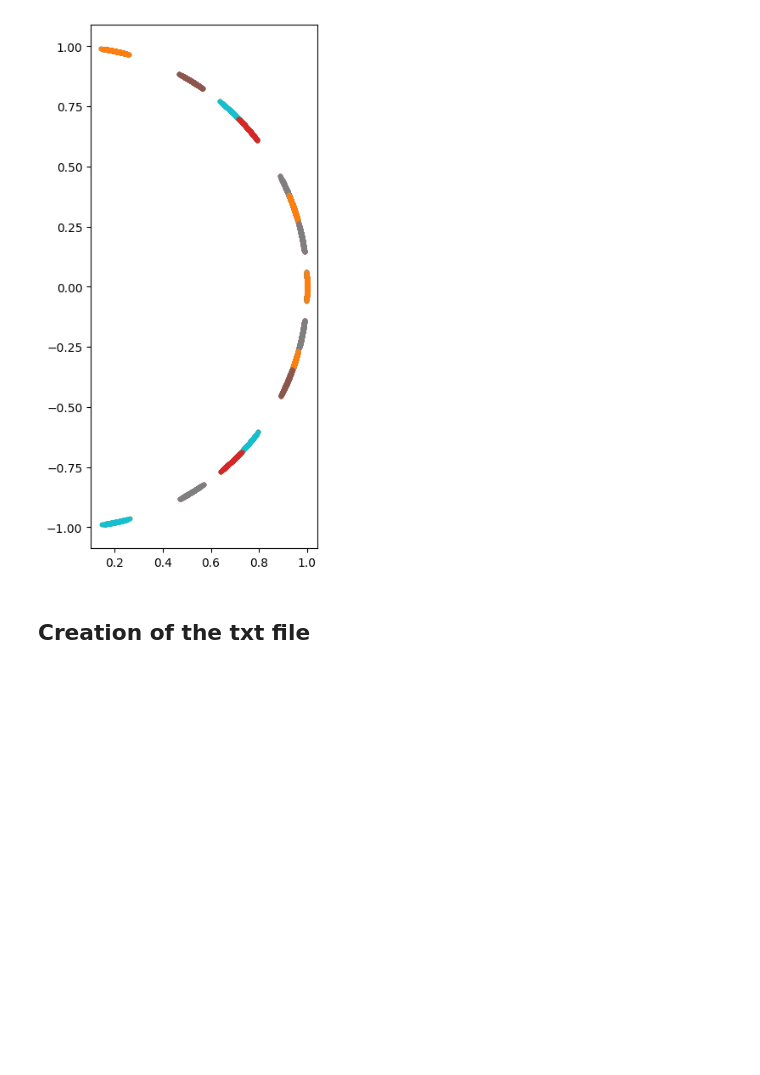
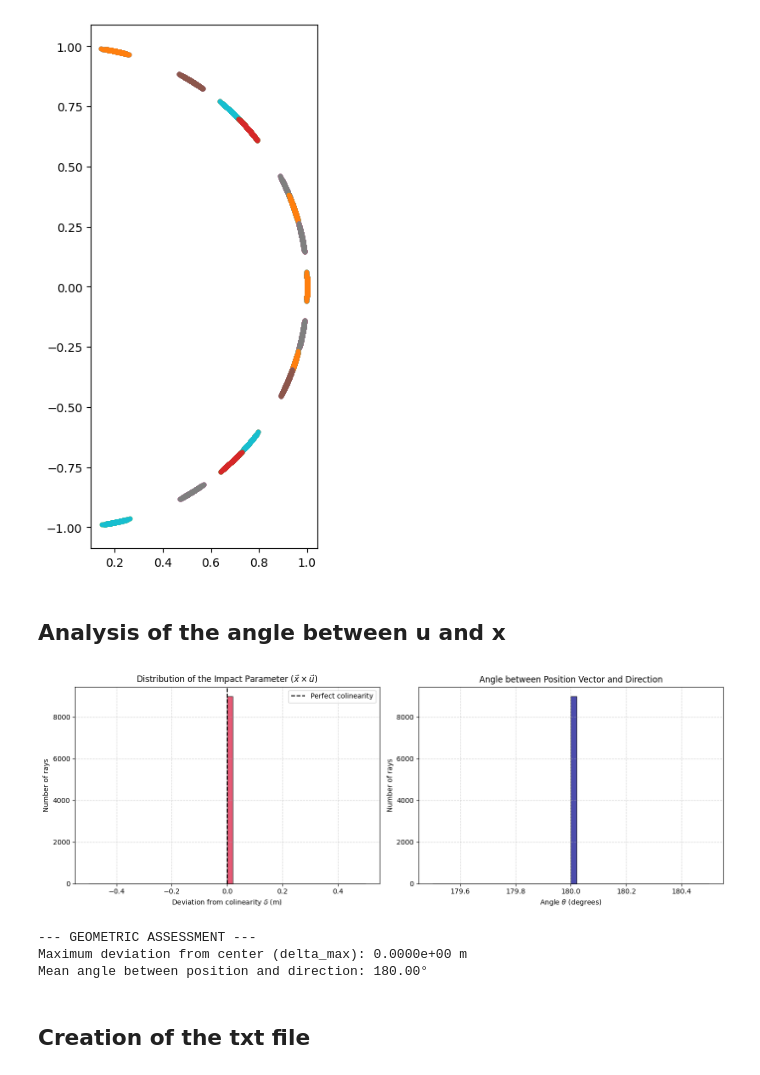
Before and after one commit to clarajdr/Omega60-DD-ICF-simulation, a Jupyter notebook: Arwenraycreatorbeamperbeam 1.ipynb, the cells around one changed output. Cells and saved outputs as stored; diff of their text form; code cells hidden in the pictures; blank space fills up the shorter version.

```diff
--- a/Arwenraycreatorbeamperbeam 1.ipynb
+++ b/Arwenraycreatorbeamperbeam 1.ipynb
@@ -241,6 +244,74 @@ for beam in list_rays:
     ax.scatter(beam[:, 0], beam[:, 1], s=10)  # Plotting r_start vs z_start
 # %% [output]
 [figure]
+# %% [markdown]
+## Analysis of the angle between u and x
+# %%
+# =====================================================================
+# GEOMETRIC ANALYSIS OF THE RAYS (Requested by Manuel)
+# =====================================================================
+import matplotlib.pyplot as plt
+
+# 1. Extract x, y, u, v from the list_rays structure
+all_rays = []
+for beams in list_rays:
+    for ray in beams:
+        all_rays.append(ray)
+
+all_rays = np.array(all_rays)
+
+x = all_rays[:, 0]
+y = all_rays[:, 1]
+u = all_rays[:, 2]
+v = all_rays[:, 3]
+
+# 2. Compute the 2D cross product (Impact parameter delta)
+# Formula: x * v - y * u
+delta_y = x * v - y * u
+
+# 3. Compute the angle theta (in degrees) between the position vector and the direction
+norm_pos = np.sqrt(x**2 + y**2)
+norm_dir = np.sqrt(u**2 + v**2)
+
+# Safety check to avoid division by zero if a ray is exactly at the origin (0,0)
+with np.errstate(divide='ignore', invalid='ignore'):
+    cos_theta = (x * u + y * v) / (norm_pos * norm_dir)
+    cos_theta = np.nan_to_num(cos_theta, nan=-1.0)  # Colinear if norm_pos == 0
+    cos_theta = np.clip(cos_theta, -1.0, 1.0)       # Avoid micro-rounding issues outside [-1, 1]
+
+angles_deg = np.degrees(np.arccos(cos_theta))
+
+# 4. Plotting the analysis graphs
+fig, (ax1, ax2) = plt.subplots(1, 2, figsize=(14, 5))
+
+# Plot A: Histogram of the impact parameter delta
+ax1.hist(delta_y, bins=50, color='crimson', edgecolor='black', alpha=0.7)
+ax1.axvline(0, color='black', linestyle='--', linewidth=1.5, label='Perfect colinearity')
+ax1.set_xlabel(r'Deviation from colinearity $\delta$ (m)')
+ax1.set_ylabel('Number of rays')
+ax1.set_title(r'Distribution of the Impact Parameter ($\vec{x} \times \vec{u}$)')
+ax1.grid(True, linestyle='--', alpha=0.5)
+ax1.legend()
+
+# Plot B: Histogram of the angle theta
+ax2.hist(angles_deg, bins=50, color='darkblue', edgecolor='black', alpha=0.7)
+ax2.set_xlabel(r'Angle $\theta$ (degrees)')
+ax2.set_ylabel('Number of rays')
+ax2.set_title('Angle between Position Vector and Direction')
+ax2.grid(True, linestyle='--', alpha=0.5)
+
+plt.tight_layout()
+plt.show()
+
+# 5. Display statistics
+print("--- GEOMETRIC ASSESSMENT ---")
+print(f"Maximum deviation from center (delta_max): {np.max(np.abs(delta_y)):.4e} m")
+print(f"Mean angle between position and direction: {np.mean(angles_deg):.2f}°")
+# %% [output]
+[figure, added]
+--- GEOMETRIC ASSESSMENT ---
+Maximum deviation from center (delta_max): 0.0000e+00 m
+Mean angle between position and direction: 180.00°
 # %% [markdown]
 ## Creation of the txt file
 # %%
```
Also changed, not shown: parts of 1 cell of this notebook, 2 other files.
